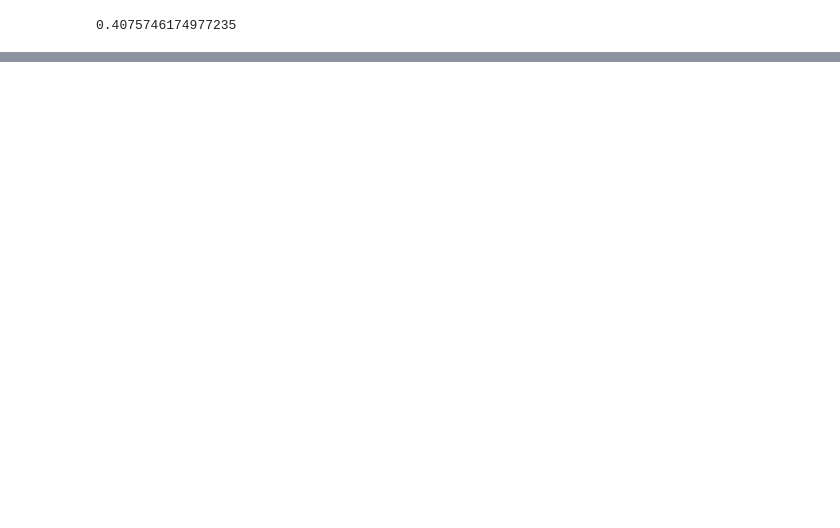
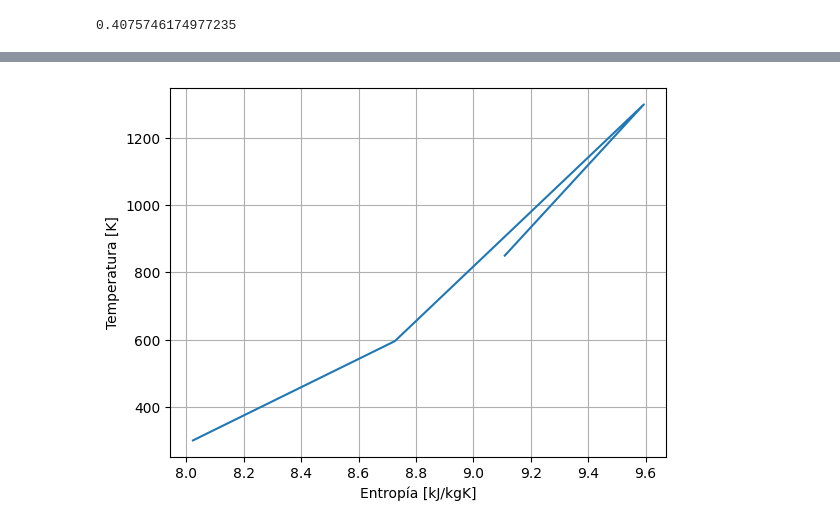
Before and after one commit to DanielSarmiento04/Termodinamica, a Jupyter notebook: es/Ejercicio 7/main.ipynb, the cells around one changed output, grey strips where cells are left out. Drawn from its saved outputs; the diff is of its cells as text; code cells hidden in the pictures; blank space fills up the shorter version.

```diff
--- a/es/Ejercicio 7/main.ipynb
+++ b/es/Ejercicio 7/main.ipynb
@@ -120,7 +173,7 @@ k_5_6 = 1.39
 T_6s = T_5 * pow(1/relacion_presiones, (1- k_5_6)/k_5_6)
 h_6s = aire.h(T=T_6s)[0]
 h_6a = h_5 + (h_6s - h_5)/eficiencia_compresor
-T_6a = aire.T(h=h_6a)
+T_6a = aire.T(h=h_6a)[0]
 state_6 = aire.state(T=T_6a)
 h_6a = state_6.get("h")[0]
 s_6a = state_6.get("s")[0]
@@ -213,0 +342,11 @@ eficiencia_termica
+# %%
+entropies = np.array([s_5, s_6a, s_7, s_8a, s_9], dtype=np.float16)
+temperatures = np.array([T_5, T_6a, T_7, T_8a, T_9], dtype= np.float16)
+plt.plot(entropies[:4], temperatures[:4], label="Aire")
+# plt.legend()
+plt.xlabel("Entropía [kJ/kgK]")
+plt.ylabel("Temperatura [K]")
+plt.grid(True)
+plt.show()
+# %% [output]
+[figure, added]
```
Also changed, not shown: parts of 48 cells of this notebook.
